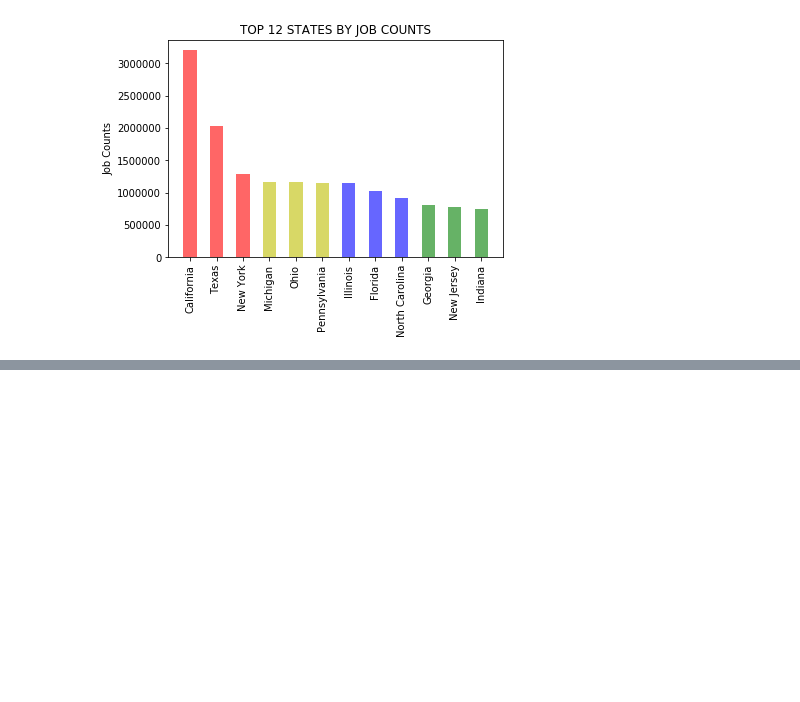
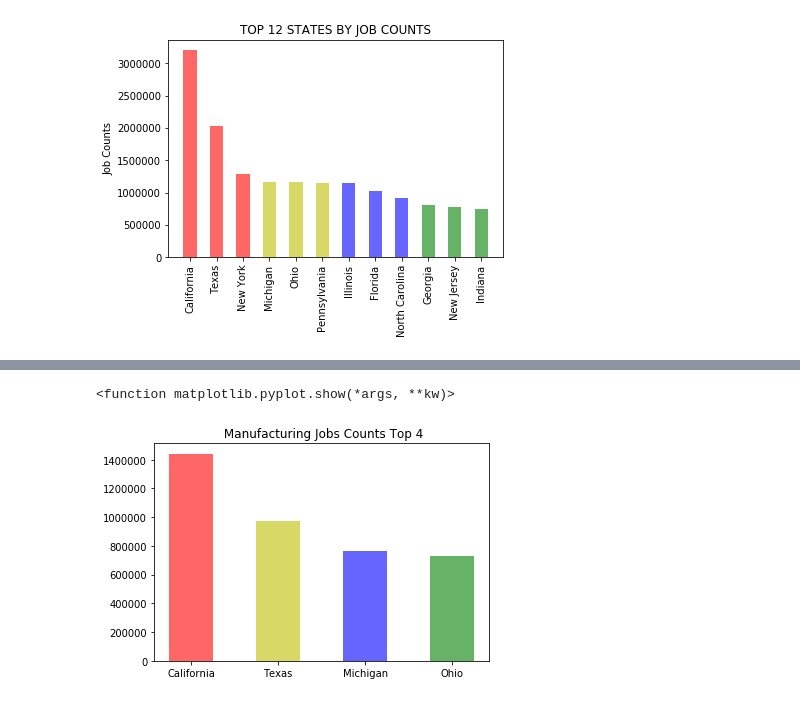
Before and after one commit to scooops94/Project_CSS, a Jupyter notebook: chart/Chart_job_census_data.ipynb, the cells around one changed output, grey strips where cells are left out. Drawn from its saved outputs; the diff is of its cells as text; code cells hidden in the pictures; blank space fills up the shorter version.

```diff
--- a/chart/Chart_job_census_data.ipynb
+++ b/chart/Chart_job_census_data.ipynb
@@ -134,0 +153,12 @@ plt.show()
+# %%
+y_manu_state = df_chart_manu["Total"].head(4).tolist()
+x_manu_state = df_chart_manu["State Name"].head(4).tolist()
+
+plt.bar(x_manu_state, y_manu_state, color=['r','y','b','g'], alpha=0.6, align="center",width= 0.5)
+plt.xticks(rotation = 'horizontal')
+plt.title(" Manufacturing Jobs Counts Top 4")
+plt.savefig("MANU_STATE")
+plt.show
+# %% [output]
+<function matplotlib.pyplot.show(*args, **kw)>
+[figure, added]
```
Also changed, not shown: parts of 3 cells of this notebook, 4 other files.
